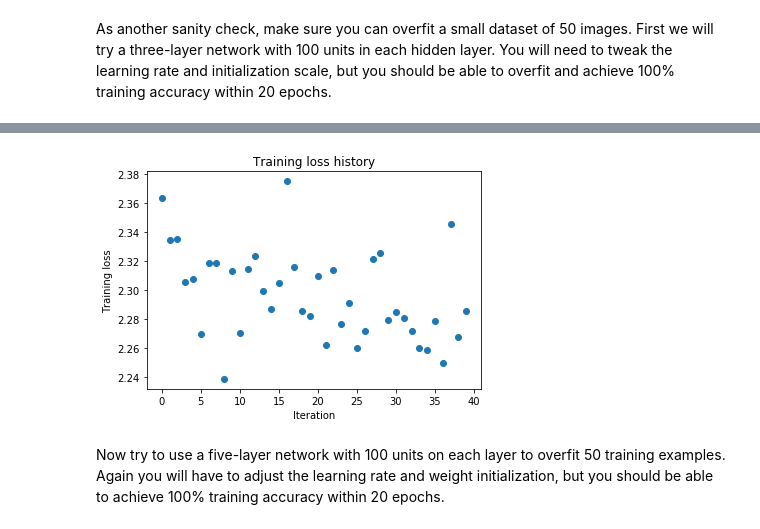
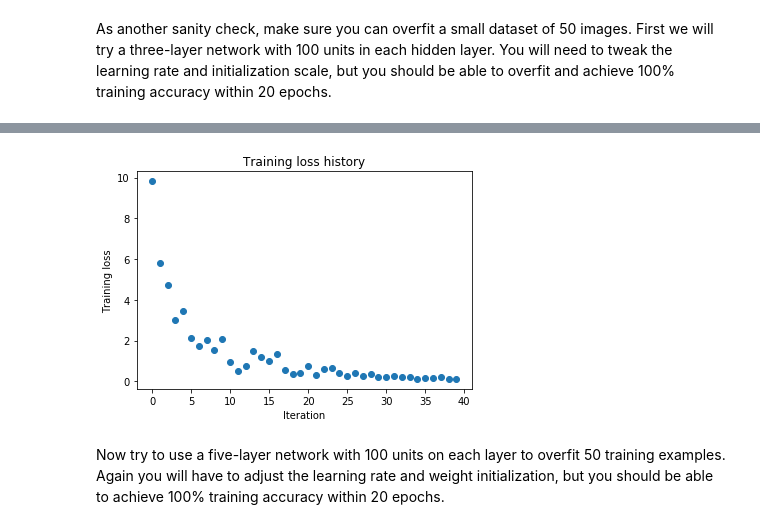
Before and after one commit to Nits2097/cs231n, a Jupyter notebook: assignment2/FullyConnectedNets.ipynb, the cells around one changed output, grey strips where cells are left out. Cells and saved outputs as stored; diff of their text form; code cells hidden in the pictures.

Commit message:
completed fullyconnected?almost.

```diff
--- a/assignment2/FullyConnectedNets.ipynb
+++ b/assignment2/FullyConnectedNets.ipynb
@@ -434,10 +434,8 @@ small_data = {
   'y_val': data['y_val'],
 }
 
-weight_scale = 1e-2
-#weight_scale = [5e-4,1e-2,6e-4,3e-2,1e-3]
-learning_rate = 1e-4
-#learning_rate = [1e-4,2e-4,4e-4,1e-5,5e-4,2e-5]
+weight_scale = 3e-2
+learning_rate = 5e-4
 model = FullyConnectedNet([100, 100],
               weight_scale=weight_scale, dtype=np.float64)
 solver = Solver(model, small_data,
@@ -449,15 +447,6 @@ solver = Solver(model, small_data,
          )
 solver.train()
 
-'''for i in weight_scale:
-    for l in learning_rate:
-        model = FullyConnectedNet([100,100],weight_scale = i, dtype=np.float64)
-        solver = Solver(model,small_data,print_ever=20,num_epochs=20,
-                        batch_size=25,update_rule='sgd',optim_config={
-                            'learning_rate': l
-                        })
-        solver.train()'''
-
 plt.plot(solver.loss_history, 'o')
 plt.title('Training loss history')
 plt.xlabel('Iteration')
@@ -484,4 +473,4 @@ plt.show()
-[figure, old version]
+[figure, new version]
 # %% [markdown]
 Now try to use a five-layer network with 100 units on each layer to overfit 50 training examples. Again you will have to adjust the learning rate and weight initialization, but you should be able to achieve 100% training accuracy within 20 epochs.
 # %%
```
Also changed, not shown: parts of 8 cells of this notebook, 1 other file.
